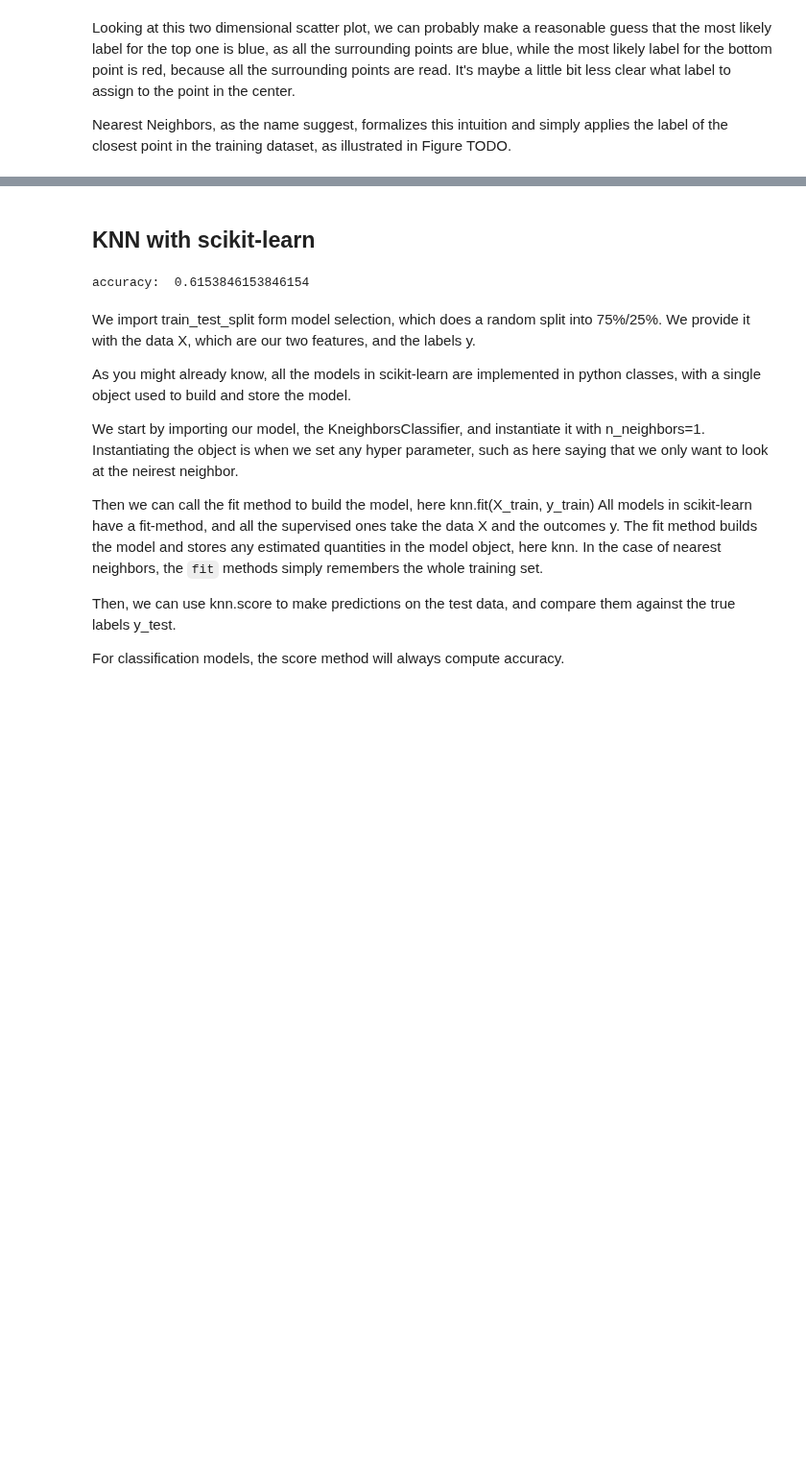
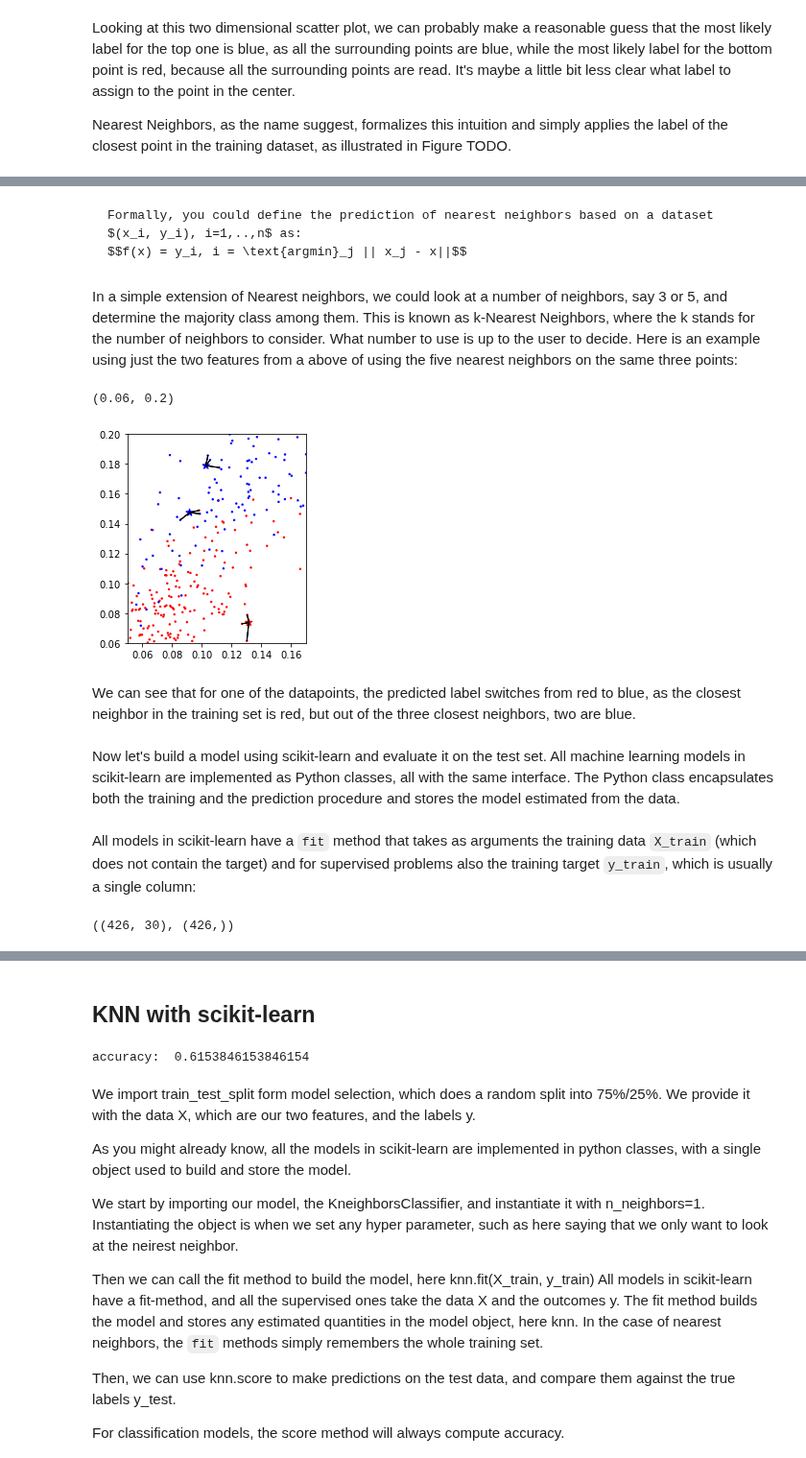
Before and after one commit to amueller/aml, a Jupyter notebook: 01-ml-workflow/02-supervised-learning.ipynb, the cells around one changed output, grey strips where cells are left out. Shown at 96% size. Cells and saved outputs as stored; diff of their text form; code cells hidden in the pictures; blank space fills up the shorter version.

````diff
--- a/01-ml-workflow/02-supervised-learning.ipynb
+++ b/01-ml-workflow/02-supervised-learning.ipynb
@@ -185,0 +165,25 @@ Let's dive into how to build and evaluate this model with scikit-learn.
+# %% [markdown]
+
+```{admonition} Mathematical Background
+Formally, you could define the prediction of nearest neighbors based on a dataset $(x_i, y_i), i=1,..,n$ as:
+$$f(x) = y_i, i = \text{argmin}_j || x_j - x||$$
+```
+# %% [markdown]
+In a simple extension of Nearest neighbors, we could look at a number of neighbors, say 3 or 5, and determine the majority class among them.
+This is known as k-Nearest Neighbors, where the k stands for the number of neighbors to consider. What number to use is up to the user to decide.
+Here is an example using just the two features from a above of using the five nearest neighbors on the same three points:
+# %%
+ax = plot_n_neighbors(X_train[['mean compactness', 'worst concave points']],
+                      y_train, X_try[['mean compactness', 'worst concave points']],
+                      n_neighbors=3)
+ax.set_xlim(0.05, 0.17)
+ax.set_ylim(0.06, 0.2)
+# %% [output]
+(0.06, 0.2)
+[figure, added]
+# %% [markdown]
+We can see that for one of the datapoints, the predicted label switches from red to blue, as the closest neighbor in the training set is red, but out of the three closest neighbors, two are blue.
+# %% [markdown]
+Now let's build a model using scikit-learn and evaluate it on the test set.
+All machine learning models in scikit-learn are implemented as Python classes, all with the same interface.
+The Python class encapsulates both the training and the prediction procedure and stores the model estimated from the data.
@@ -185,0 +197,6 @@ Let's dive into how to build and evaluate this model with scikit-learn.
+# %% [markdown]
+All models in scikit-learn have a ``fit`` method that takes as arguments the training data ``X_train`` (which does not contain the target) and for supervised problems also the training target ``y_train``, which is usually a single column:
+# %%
+X_train.shape, y_train.shape
+# %% [output]
+((426, 30), (426,))
````
Also changed, not shown: parts of 26 cells of this notebook.
